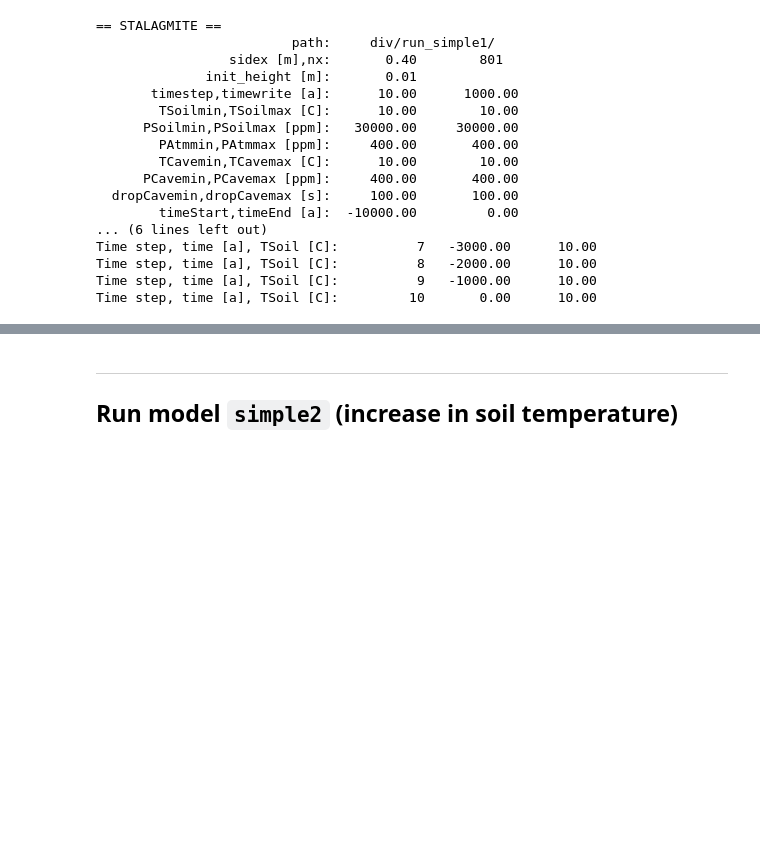
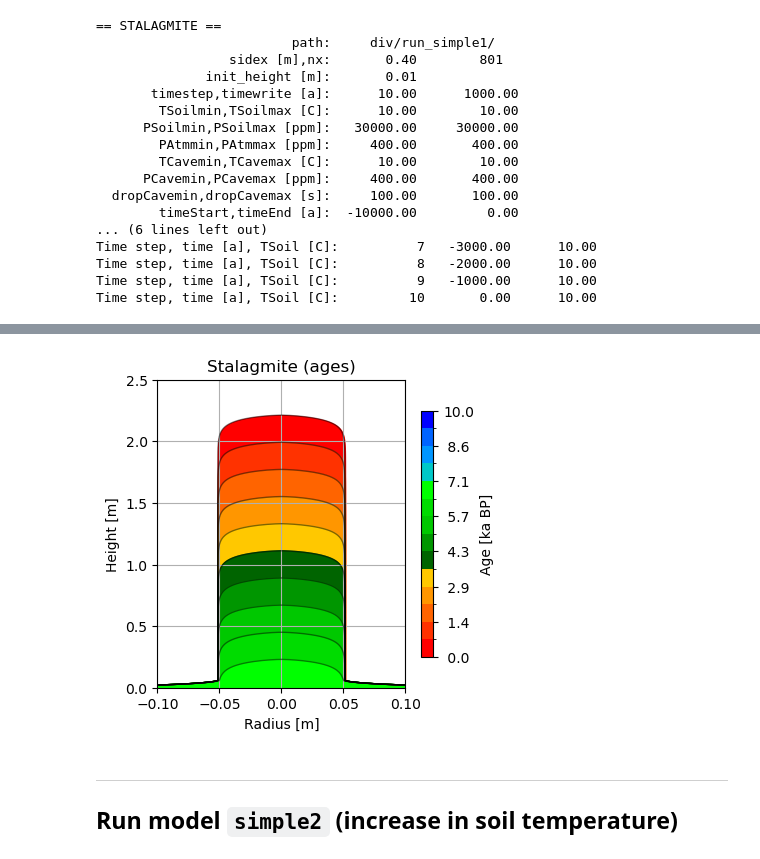
Before and after one commit to georgkaufmann/pySTALAGMITE, a Jupyter notebook: pySTALAGMITE_runGeom.ipynb, the cells around one changed output, grey strips where cells are left out. Saved outputs shown, nothing was run; the diff lists cells and outputs as text; code cells hidden in the pictures; blank space fills up the shorter version.

```diff
--- a/pySTALAGMITE_runGeom.ipynb
+++ b/pySTALAGMITE_runGeom.ipynb
@@ -128,7 +123,7 @@ def STALAGMITE_GEOM(infile1='STALAGMITE_parameter.in',infile2='STALAGMITE_timeli
 ----
 ## Run model `simple1` (constant conditions)
 # %%
-sidex,stal,iSaved,tSaved = STALAGMITE_GEOM(path='div/run_simple1/',climate='simple')
+sidex,stal,iSaved,tSaved = pySTALAGMITE_GEOM(path='div/run_simple1/',climate='simple')
 # %% [output]
 == STALAGMITE ==
                          path:     div/run_simple1/
@@ -154,3 +149,7 @@ libSTALAGMITE.plotStalagmite2D(stal,iSaved,tSaved,sidex)
+# %%
+libSTALAGMITE.plotStalagmiteAges2D(stal,iSaved,tSaved,sidex)
+# %% [output]
+[figure, added]
 # %% [markdown]
 ----
 ## Run model `simple2` (increase in soil temperature)
```
Also changed, not shown: parts of 6 cells of this notebook, 12 other files.
